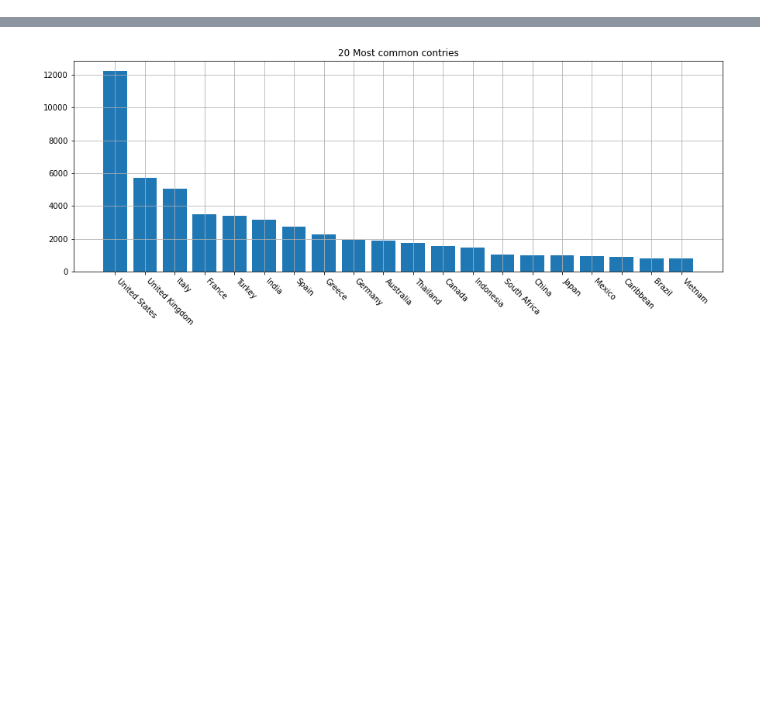
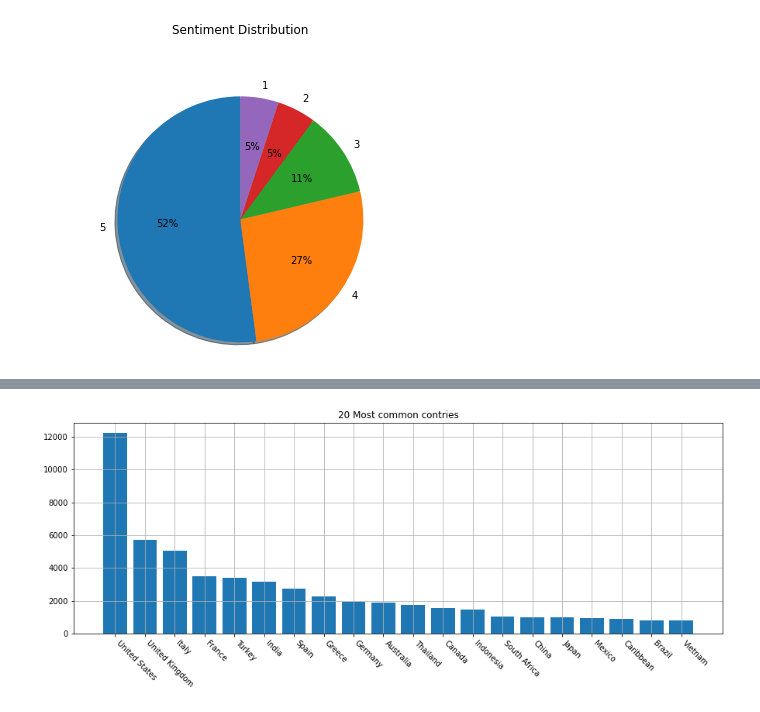
Before and after one commit to Ammar0ah/Itinerary-planning-system, a Jupyter notebook: data_scripts/dataAnalysis.ipynb, the cells around one changed output, grey strips where cells are left out. Saved outputs shown, nothing was run; the diff lists cells and outputs as text; code cells hidden in the pictures; blank space fills up the shorter version.

```diff
--- a/data_scripts/dataAnalysis.ipynb
+++ b/data_scripts/dataAnalysis.ipynb
@@ -4,0 +21,8 @@ from matplotlib import pyplot as plt
+# %%
+def plot_pie(sizes, labels, title, floating_points=2):
+    fig1, ax1 = plt.subplots(figsize=(7, 5))
+    ax1.pie(sizes, labels=labels, autopct=f'%1.{floating_points}f%%',
+            shadow=True, startangle=90)
+    ax1.axis('equal')  # Equal aspect ratio ensures that pie is drawn as a circle.
+    ax1.set_title(title, pad=50)
+    plt.show()
@@ -4,0 +125,5 @@ from matplotlib import pyplot as plt
+# %%
+plot_pie(sizes=df['ratings'].value_counts(), labels=df['ratings'].value_counts().index,
+         title='Sentiment Distribution', floating_points=0)
+# %% [output]
+[figure, added]
```
Also changed, not shown: parts of 36 cells of this notebook, 11 other files.
